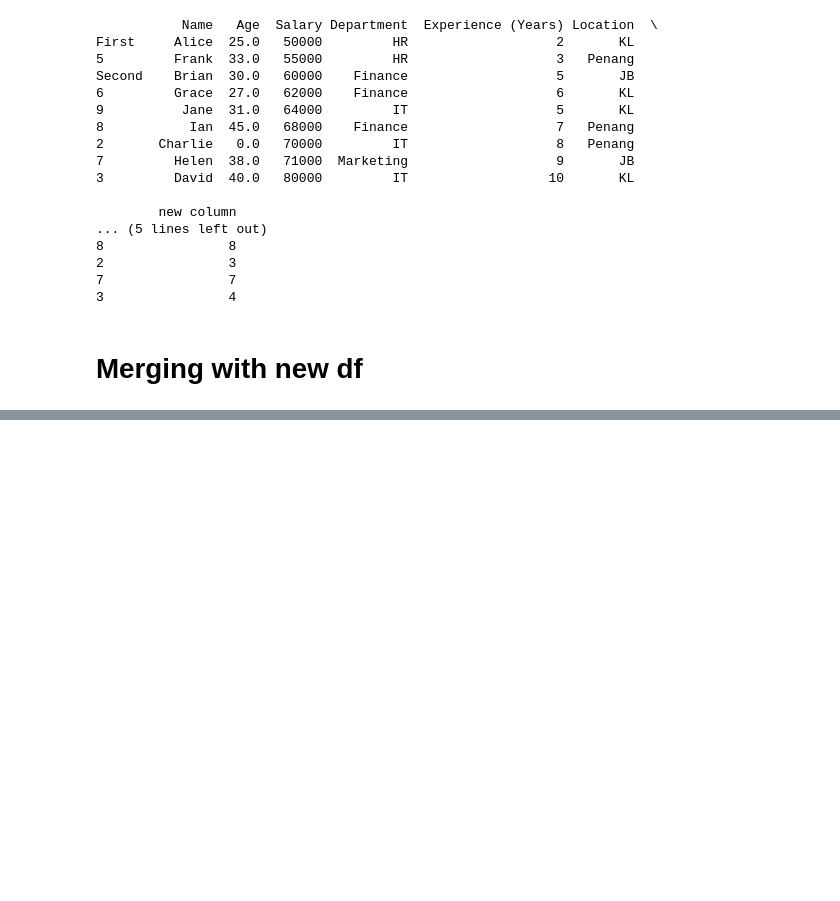
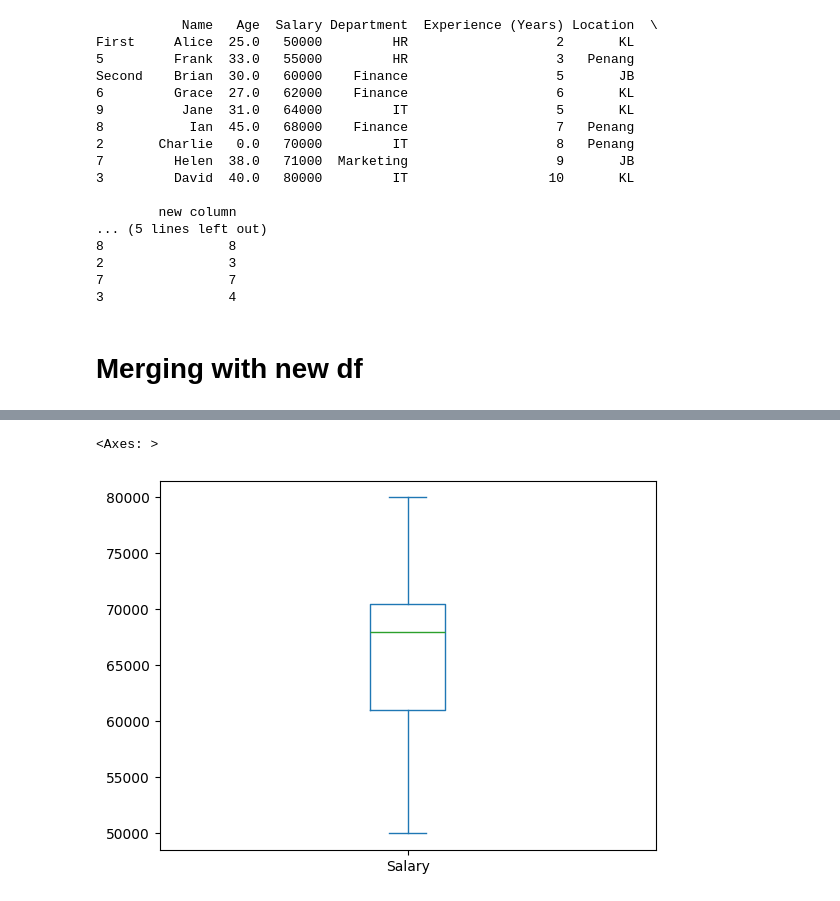
Before and after one commit to ngzhiwei517/NLP, a Jupyter notebook: Data_Preprocessing.ipynb, the cells around one changed output, grey strips where cells are left out. Cells and saved outputs as stored; diff of their text form; code cells hidden in the pictures; blank space fills up the shorter version.

```diff
--- a/Data_Preprocessing.ipynb
+++ b/Data_Preprocessing.ipynb
@@ -356,0 +375,5 @@ print(new_df)
+# %%
+new_df.plot(x="Name",y="Salary",kind="box")
+# %% [output]
+<Axes: >
+[figure, added]
```
Also changed, not shown: parts of 8 cells of this notebook.
